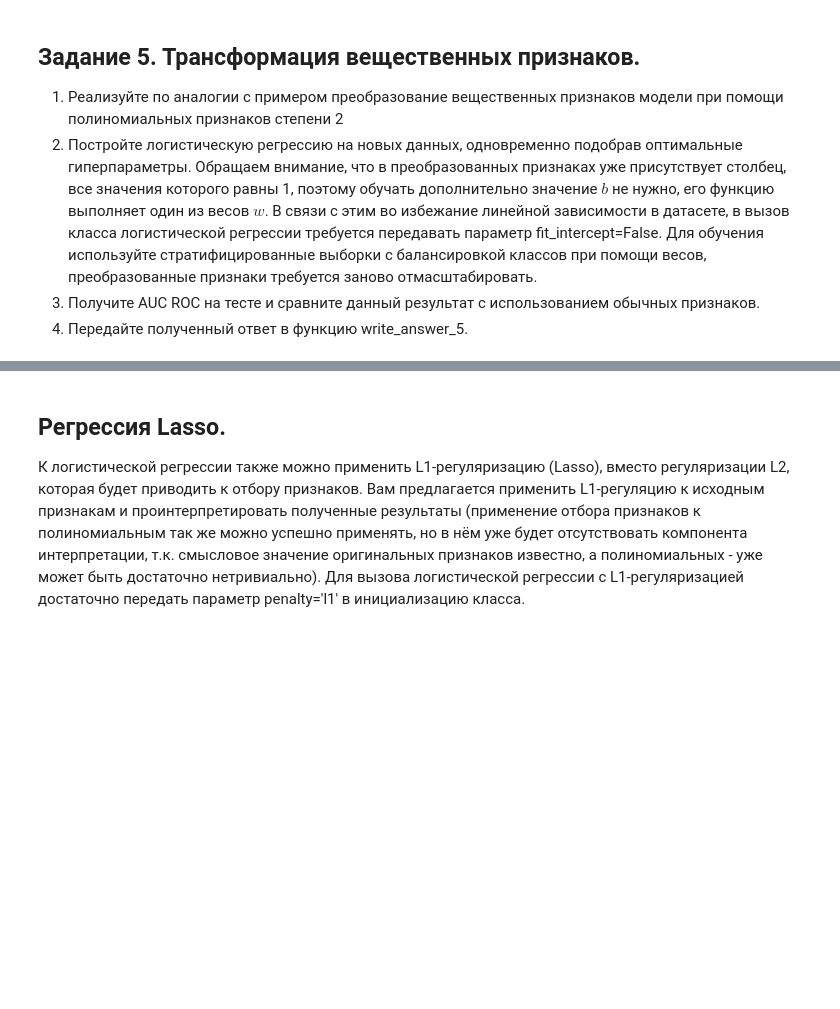
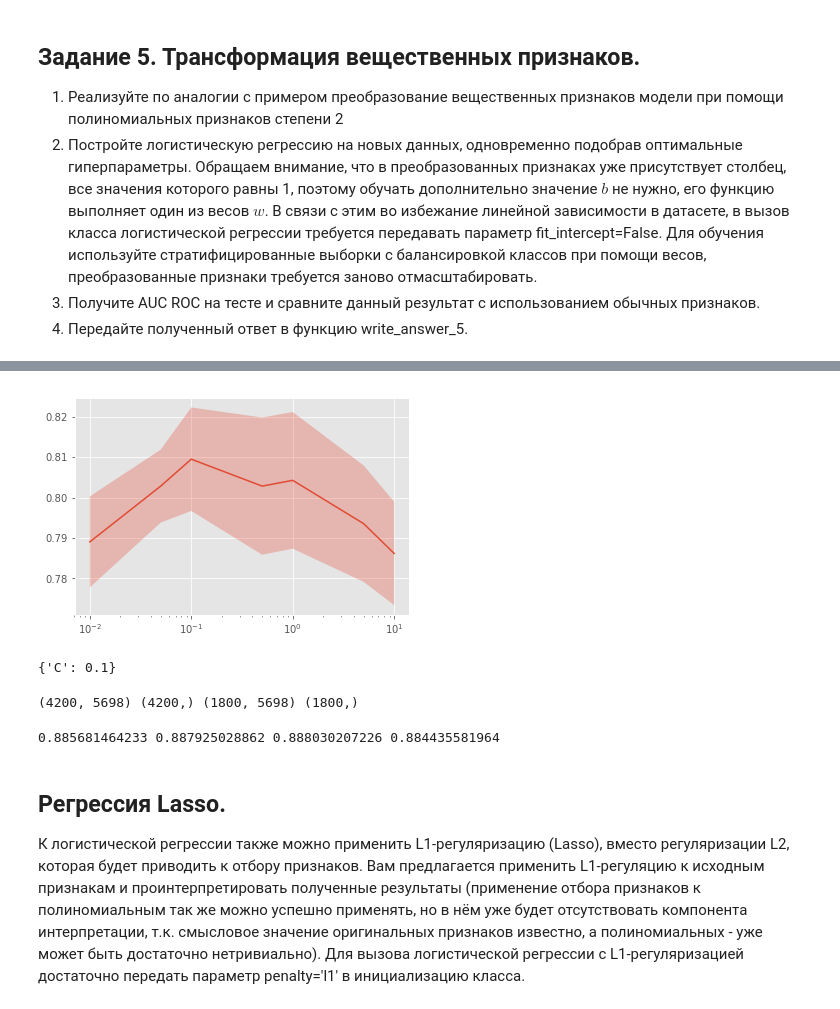
Before and after one commit to MacJei/coursera-cmp2, a Jupyter notebook: w3/Preprocessing_LR.ipynb, the cells around one changed output, grey strips where cells are left out. Cells and saved outputs as stored; diff of their text form; code cells hidden in the pictures; blank space fills up the shorter version.

```diff
--- a/w3/Preprocessing_LR.ipynb
+++ b/w3/Preprocessing_LR.ipynb
@@ -791,0 +808,18 @@ def write_answer_5(auc):
+# %%
+# transform real data with polynom
+transform_pol = PolynomialFeatures(2)
+X_train_pol = transform_pol.fit_transform(X_train_real_5)
+X_test_pol = transform_pol.transform(X_test_real_5)
+# %%
+# scale real data
+scaler_5 = StandardScaler()
+X_train_pol_scaled = scaler_5.fit_transform(X_train_pol)
+X_test_pol_scaled = scaler_5.transform(X_test_pol)
+# %%
+# join real and categorical data
+X_train_5 = np.hstack((X_train_pol_scaled, X_train_cat_oh_5))
+X_test_5 = np.hstack((X_test_pol_scaled, X_test_cat_oh_5))
+# %%
+# train model and search hyper param
+optimizer_5 = GridSearchCV(LogisticRegression(class_weight='balanced'), param_grid, cv=cv)
+optimizer_5.fit(X_train_5, y_train_5)
@@ -791,0 +835,17 @@ def write_answer_5(auc):
+# %%
+# draw graph
+plot_scores(optimizer_5)
+print optimizer_5.best_params_
+# %% [output]
+[figure, added]
+{'C': 0.1}
+# %%
+print X_train_5.shape, y_train_5.shape, X_test_5.shape, y_test_5.shape
+# %% [output]
+(4200, 5698) (4200,) (1800, 5698) (1800,)
+# %%
+# calculate auc
+auc_5 = roc_auc_score(y_test_5, optimizer_5.predict_proba(X_test_5)[:,1])
+print auc_5, auc, auc_balanced, auc_class_balanced
+# %% [output]
+0.885681464233 0.887925028862 0.888030207226 0.884435581964
```
Also changed, not shown: parts of 28 cells of this notebook, 1 other file.
